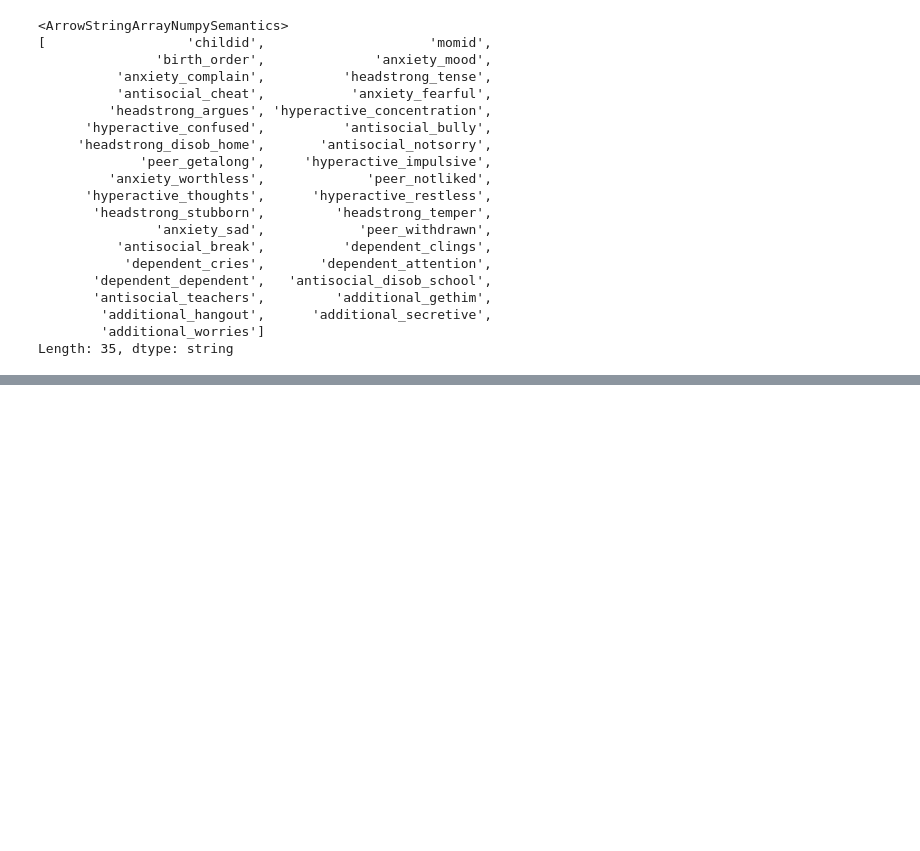
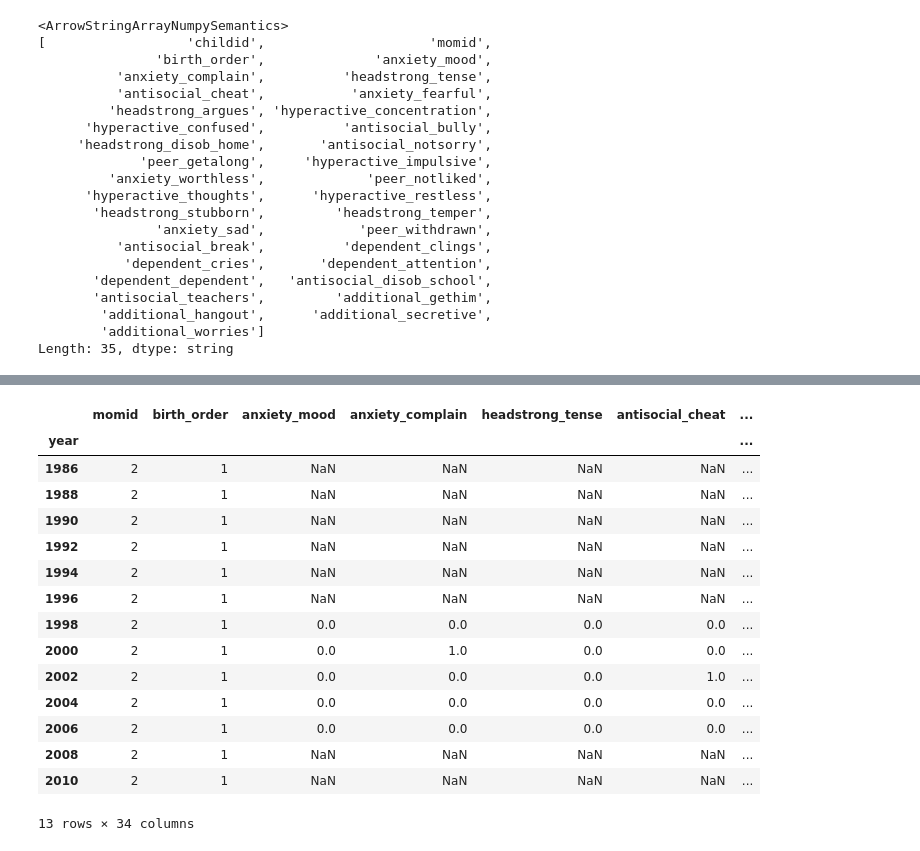
Before and after one commit to botanyse/EPP-course-materials, a Jupyter notebook: assignment2/checkcode2.ipynb, the cells around one changed output, grey strips where cells are left out. Drawn from its saved outputs; the diff is of its cells as text; code cells hidden in the pictures; blank space fills up the shorter version.

```diff
--- a/assignment2/checkcode2.ipynb
+++ b/assignment2/checkcode2.ipynb
@@ -165,0 +165,27 @@ new_df.loc[201]
+# %%
+mapping_dict = {
+    'not true': 0,
+    'sometimes true': 1,
+    'often true': 1
+}
+for i in new_df.columns[2:]:
+    new_df[i] = new_df[i].map(mapping_dict)
+# %%
+new_df.loc[201]
+# %% [output]
+|  | momid | birth_order | anxiety_mood | anxiety_complain | headstrong_tense | antisocial_cheat | ... |
+| year |  |  |  |  |  |  | ... |
+| 1986 | 2 | 1 | NaN | NaN | NaN | NaN | ... |
+| 1988 | 2 | 1 | NaN | NaN | NaN | NaN | ... |
+| 1990 | 2 | 1 | NaN | NaN | NaN | NaN | ... |
+| 1992 | 2 | 1 | NaN | NaN | NaN | NaN | ... |
+| 1994 | 2 | 1 | NaN | NaN | NaN | NaN | ... |
+| 1996 | 2 | 1 | NaN | NaN | NaN | NaN | ... |
+| 1998 | 2 | 1 | 0.0 | 0.0 | 0.0 | 0.0 | ... |
+| 2000 | 2 | 1 | 0.0 | 1.0 | 0.0 | 0.0 | ... |
+| 2002 | 2 | 1 | 0.0 | 0.0 | 0.0 | 1.0 | ... |
+| 2004 | 2 | 1 | 0.0 | 0.0 | 0.0 | 0.0 | ... |
+| 2006 | 2 | 1 | 0.0 | 0.0 | 0.0 | 0.0 | ... |
+| 2008 | 2 | 1 | NaN | NaN | NaN | NaN | ... |
+| 2010 | 2 | 1 | NaN | NaN | NaN | NaN | ... |
+13 rows × 34 columns
```
Also changed, not shown: parts of 8 cells of this notebook, 1 other file.
